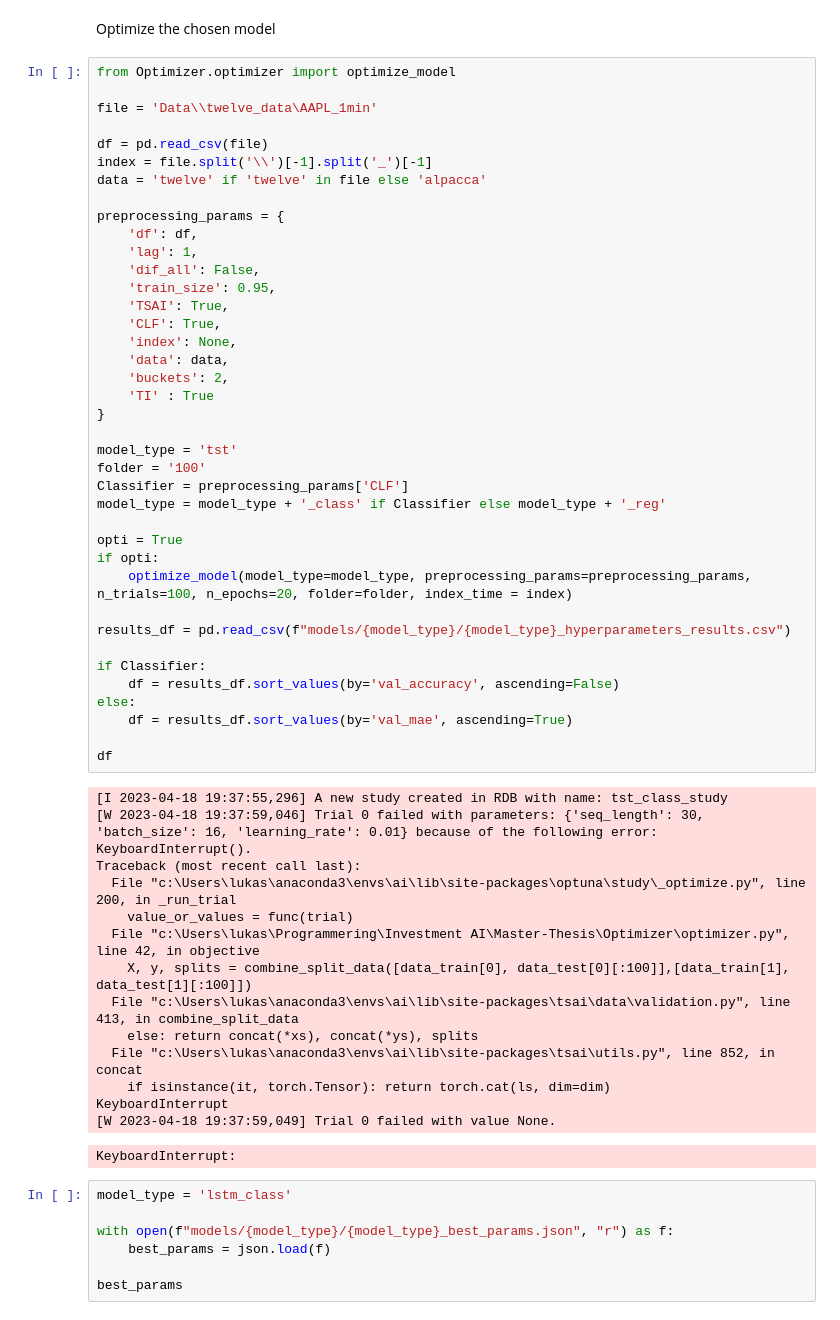
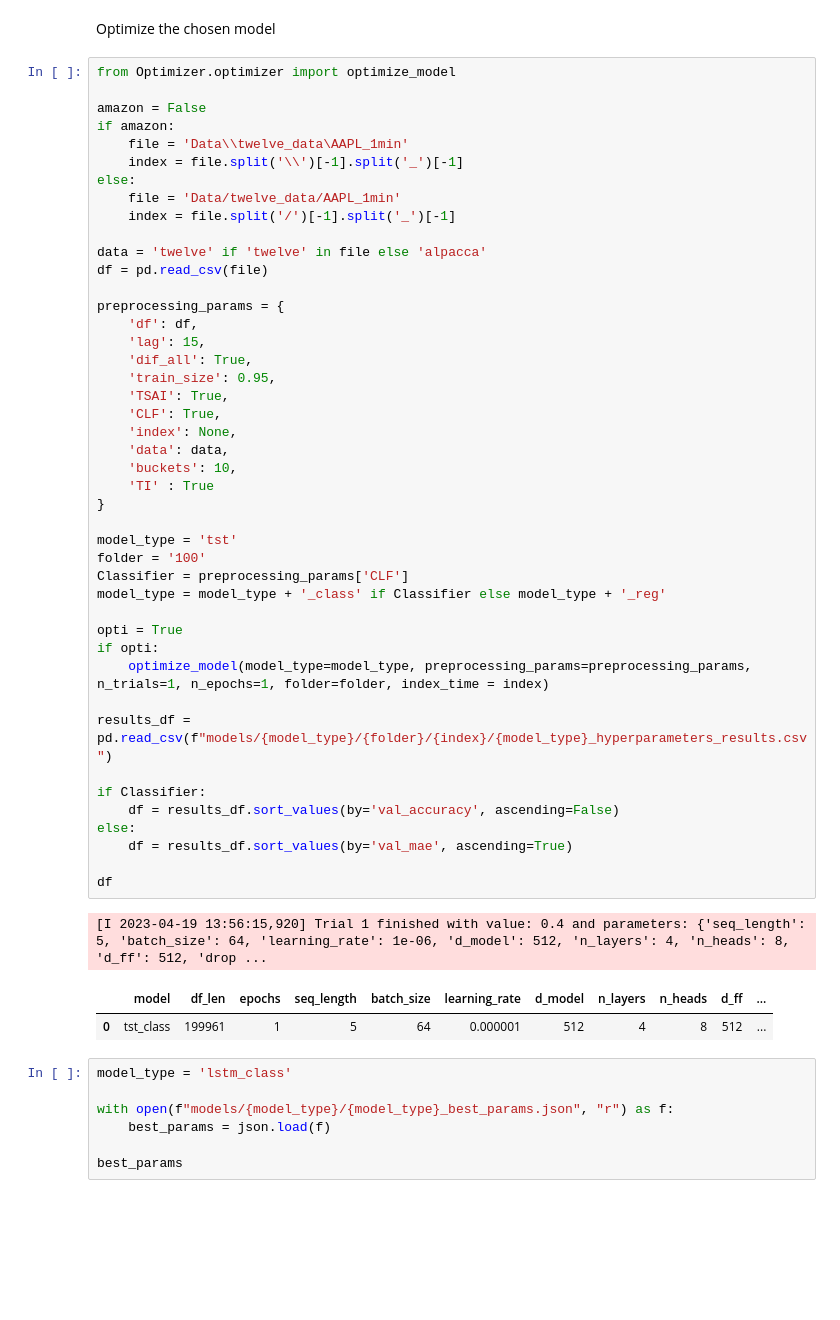
Before and after one commit to lukasmartinsson/Master-Thesis, a Jupyter notebook: main.ipynb, the cells around one changed output. Saved outputs shown, nothing was run; the diff lists cells and outputs as text; blank space fills up the shorter version.

```diff
--- a/main.ipynb
+++ b/main.ipynb
@@ -82,57 +81,51 @@ Optimize the chosen model
 # %%
 from Optimizer.optimizer import optimize_model
 
-file = 'Data\\twelve_data\AAPL_1min'
+amazon = False
+if amazon:
+    file = 'Data\\twelve_data\AAPL_1min'
+    index = file.split('\\')[-1].split('_')[-1]
+else:
+    file = 'Data/twelve_data/AAPL_1min'
+    index = file.split('/')[-1].split('_')[-1]
 
+data = 'twelve' if 'twelve' in file else 'alpacca'
 df = pd.read_csv(file)
-index = file.split('\\')[-1].split('_')[-1]
-data = 'twelve' if 'twelve' in file else 'alpacca'
 
 preprocessing_params = {
     'df': df,
-    'lag': 1,
-    'dif_all': False,
+    'lag': 15,
+    'dif_all': True,
     'train_size': 0.95,
     'TSAI': True,
     'CLF': True,
     'index': None,
     'data': data,
-    'buckets': 2,
+    'buckets': 10,
     'TI' : True
 }
 
 model_type = 'tst'
 folder = '100'
 Classifier = preprocessing_params['CLF']
 model_type = model_type + '_class' if Classifier else model_type + '_reg'
 
 opti = True
 if opti:
-    optimize_model(model_type=model_type, preprocessing_params=preprocessing_params, n_trials=100, n_epochs=20, folder=folder, index_time = index)
+    optimize_model(model_type=model_type, preprocessing_params=preprocessing_params, n_trials=1, n_epochs=1, folder=folder, index_time = index)
 
-results_df = pd.read_csv(f"models/{model_type}/{model_type}_hyperparameters_results.csv")
+results_df = pd.read_csv(f"models/{model_type}/{folder}/{index}/{model_type}_hyperparameters_results.csv")
 
 if Classifier:
     df = results_df.sort_values(by='val_accuracy', ascending=False)
 else:
     df = results_df.sort_values(by='val_mae', ascending=True)
 
 df
 # %% [output]
-[I 2023-04-18 19:37:55,296] A new study created in RDB with name: tst_class_study
-[W 2023-04-18 19:37:59,046] Trial 0 failed with parameters: {'seq_length': 30, 'batch_size': 16, 'learning_rate': 0.01} because of the following error: KeyboardInterrupt().
-Traceback (most recent call last):
-  File "c:\Users\lukas\anaconda3\envs\ai\lib\site-packages\optuna\study\_optimize.py", line 200, in _run_trial
-    value_or_values = func(trial)
-  File "c:\Users\lukas\Programmering\Investment AI\Master-Thesis\Optimizer\optimizer.py", line 42, in objective
-    X, y, splits = combine_split_data([data_train[0], data_test[0][:100]],[data_train[1], data_test[1][:100]])
-  File "c:\Users\lukas\anaconda3\envs\ai\lib\site-packages\tsai\data\validation.py", line 413, in combine_split_data
-    else: return concat(*xs), concat(*ys), splits
-  File "c:\Users\lukas\anaconda3\envs\ai\lib\site-packages\tsai\utils.py", line 852, in concat
-    if isinstance(it, torch.Tensor): return torch.cat(ls, dim=dim)
-KeyboardInterrupt
-[W 2023-04-18 19:37:59,049] Trial 0 failed with value None.
+[I 2023-04-19 13:56:15,920] Trial 1 finished with value: 0.4 and parameters: {'seq_length': 5, 'batch_size': 64, 'learning_rate': 1e-06, 'd_model': 512, 'n_layers': 4, 'n_heads': 8, 'd_ff': 512, 'drop ...
-KeyboardInterrupt:
+|  | model | df_len | epochs | seq_length | batch_size | learning_rate | d_model | n_layers | n_heads | d_ff | ... |
+| 0 | tst_class | 199961 | 1 | 5 | 64 | 0.000001 | 512 | 4 | 8 | 512 | ... |
 # %%
 model_type = 'lstm_class'
 
```
Also changed, not shown: parts of 2 cells of this notebook, 7 other files.
